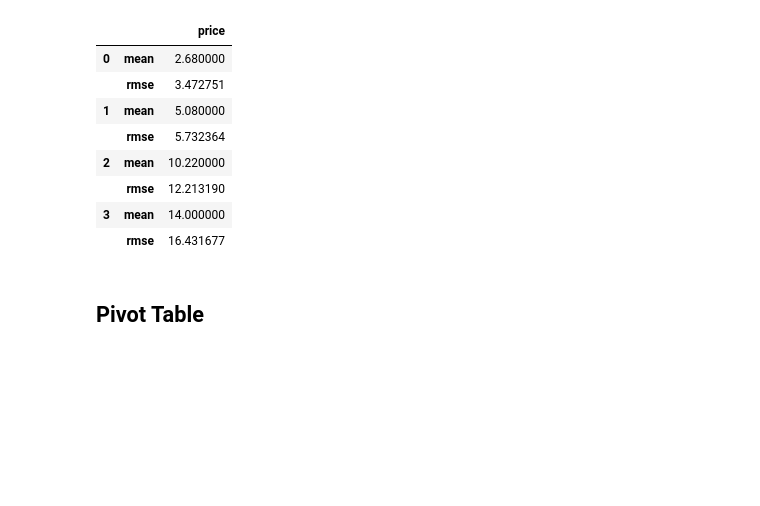
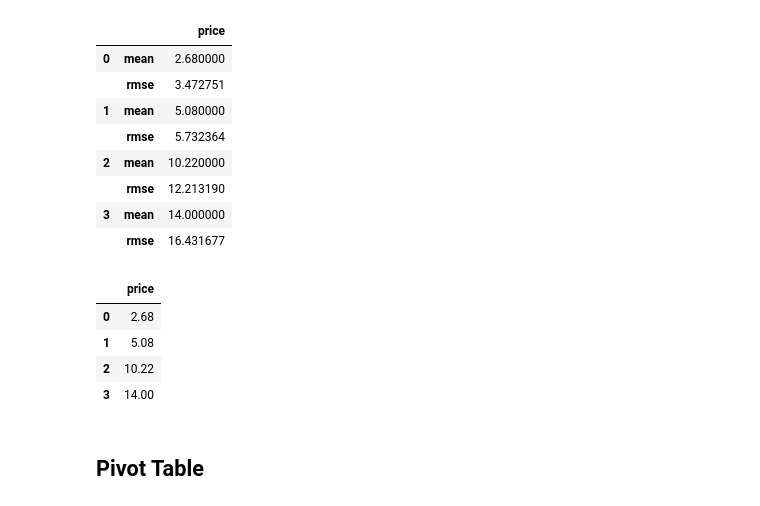
Before and after one commit to AnswerDotAI/basedtab, a Jupyter notebook: nbs/00_core.ipynb, the cells around one changed output. Cells and saved outputs as stored; diff of their text form; code cells hidden in the pictures; blank space fills up the shorter version.

```diff
--- a/nbs/00_core.ipynb
+++ b/nbs/00_core.ipynb
@@ -227,6 +226,14 @@ ts.rolling("price", size=5, step=2, mean=MEAN, rmse=RMSE).df
 |  | rmse | 12.213190 |
 | 3 | mean | 14.000000 |
 |  | rmse | 16.431677 |
+# %%
+ts.rolling_mean("price", size=5, step=2).df
+# %% [output]
+|  | price |
+| 0 | 2.68 |
+| 1 | 5.08 |
+| 2 | 10.22 |
+| 3 | 14.00 |
 # %% [markdown]
 ## Pivot Table
 # %% [markdown]
```
Also changed, not shown: parts of 9 cells of this notebook, 8 other files.
